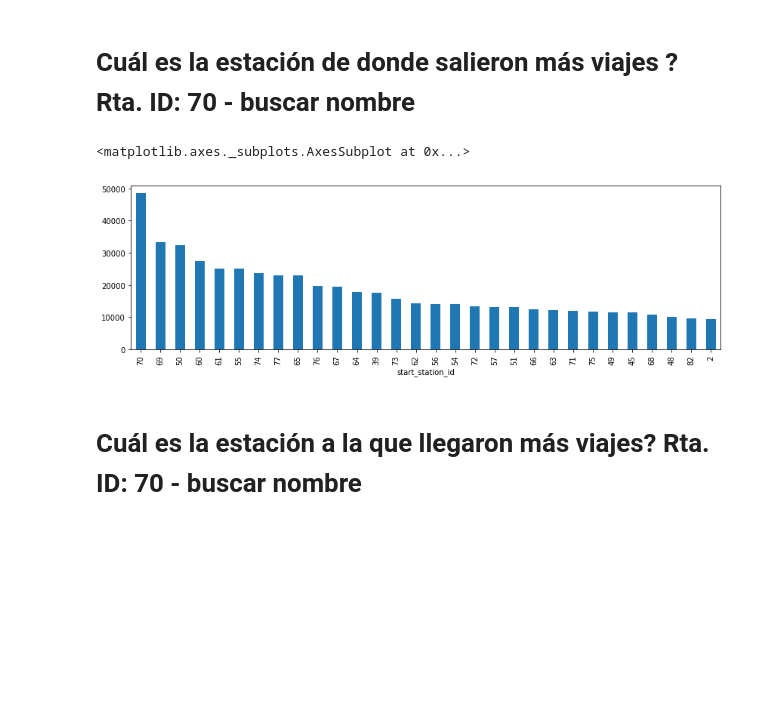
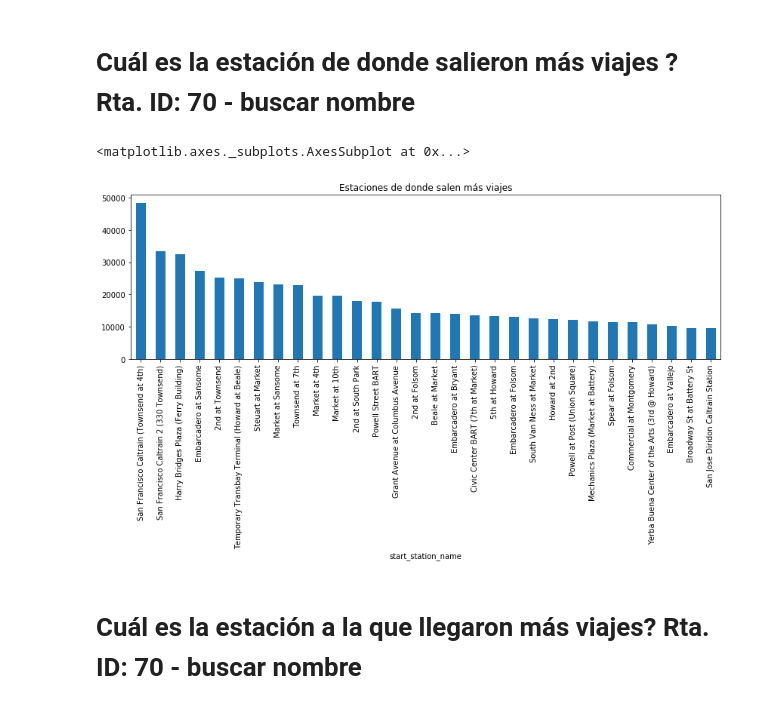
Before and after one commit to Gnahue/sanFranciscoBiclas, a Jupyter notebook: Analisis Exploratorio/TrafficStationAnalisys.ipynb, the cells around one changed output. Cells and saved outputs as stored; diff of their text form; code cells hidden in the pictures; blank space fills up the shorter version.

Commit message:
algunos cambios de plots

```diff
--- a/Analisis Exploratorio/TrafficStationAnalisys.ipynb
+++ b/Analisis Exploratorio/TrafficStationAnalisys.ipynb
@@ -55,11 +63,12 @@ df.plot.scatter('end_station_id','start_station_id',alpha=0.4,figsize=(12,4));
 # %% [markdown]
 # Cuál es la estación de donde salieron más viajes ? Rta. ID: 70 - buscar nombre
 # %%
-
-df.groupby('start_station_id').count()['id'].sort_values(ascending=False)[0:30].plot(kind='bar',figsize=(14,4))
+plt.figure()
+plt.ylabel = "1"
+df.groupby('start_station_name').count()['id'].sort_values(ascending=False)[0:30].plot(title = "Estaciones de donde salen más viajes",kind='bar',figsize=(14,4))
 # %% [output]
 <matplotlib.axes._subplots.AxesSubplot at 0x...>
-[figure, old version]
+[figure, new version]
 # %% [markdown]
 # Cuál es la estación a la que llegaron más viajes? Rta. ID: 70 - buscar nombre
 # %%
```
Also changed, not shown: parts of 4 cells of this notebook.
